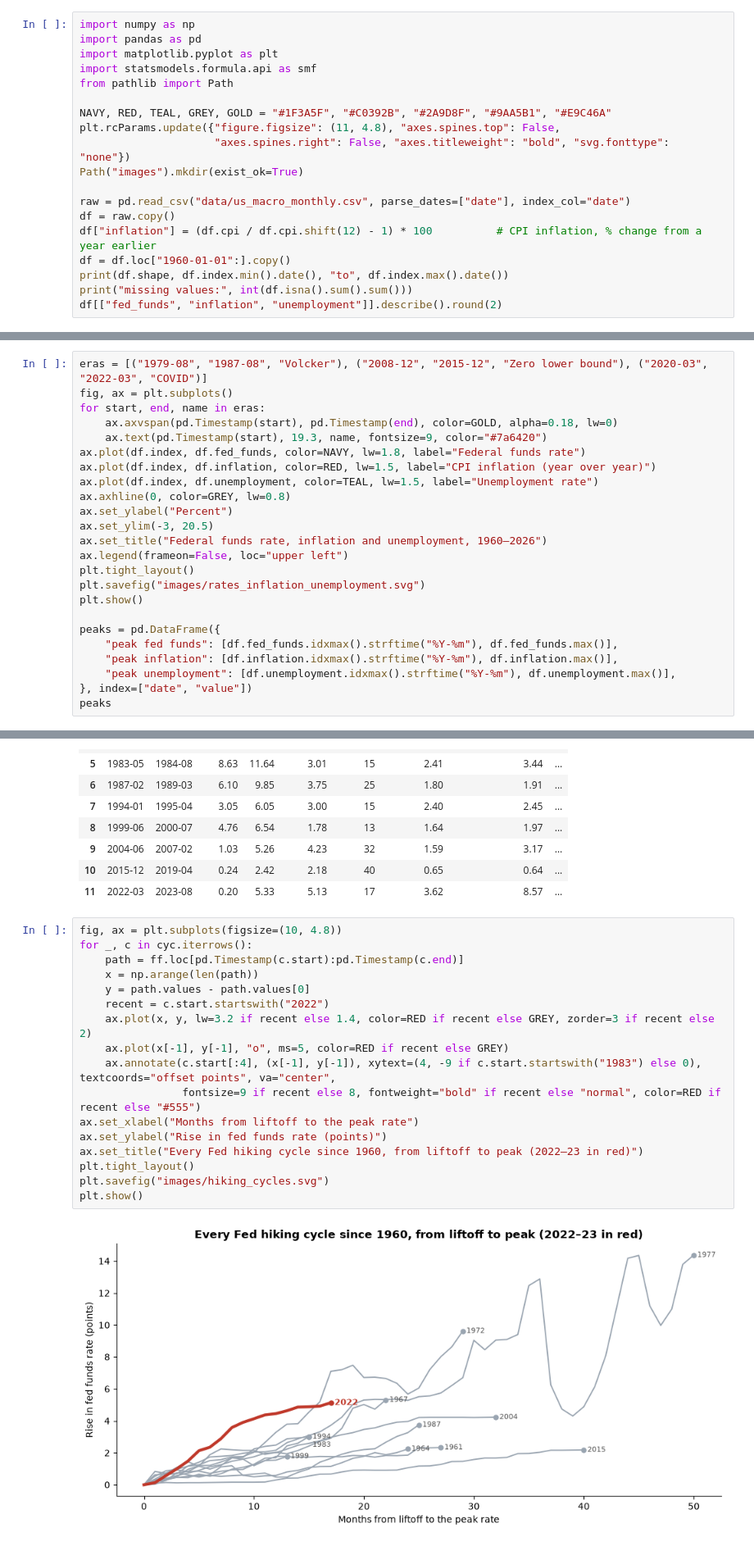
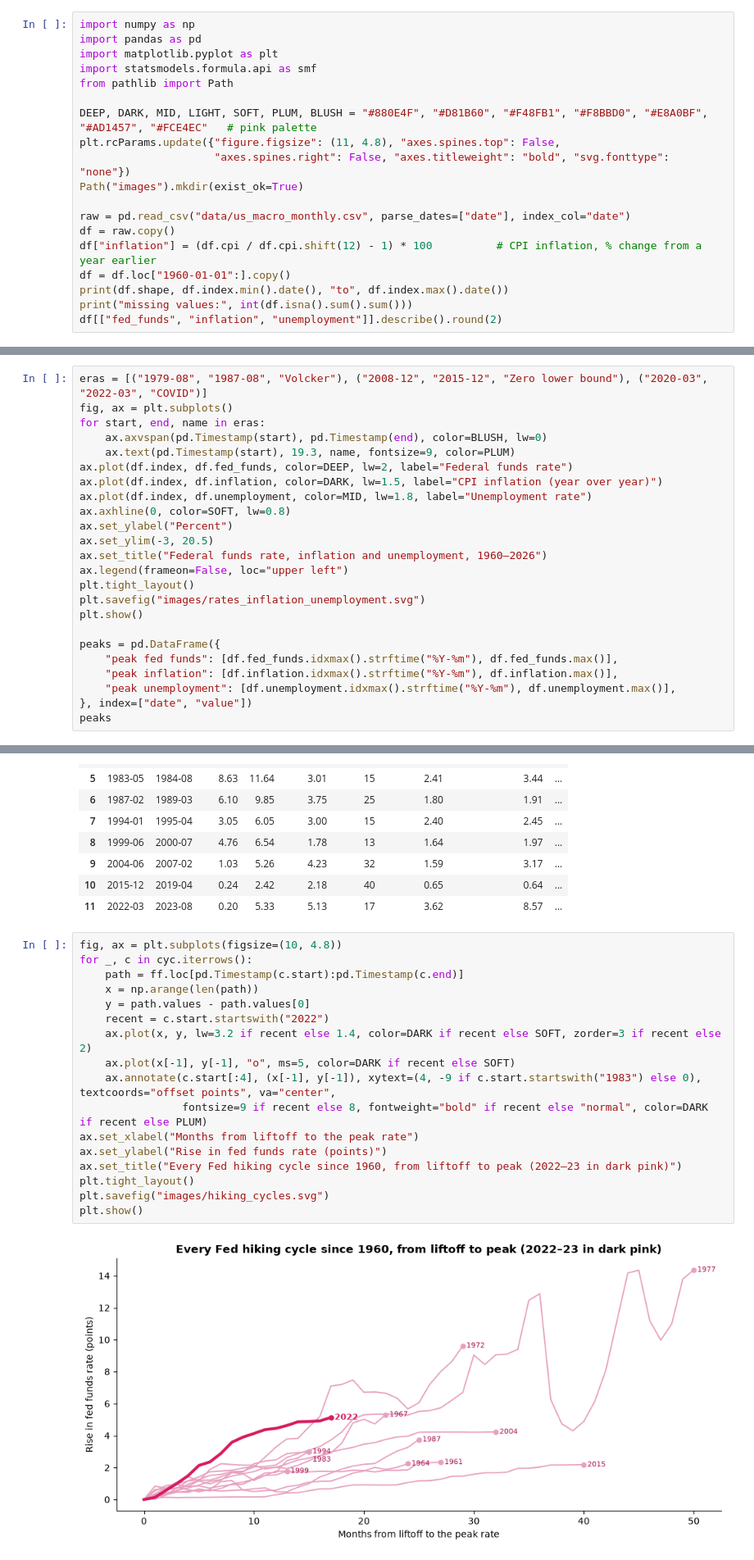
Before and after one commit to msmontoyaa/fed-rates-inflation-analysis, a Jupyter notebook: fed_rates_analysis.ipynb, the cells around one changed output, grey strips where cells are left out. Shown at 82% size. Cells and saved outputs as stored; diff of their text form.

```diff
--- a/fed_rates_analysis.ipynb
+++ b/fed_rates_analysis.ipynb
@@ -22,7 +22,7 @@ import matplotlib.pyplot as plt
 import statsmodels.formula.api as smf
 from pathlib import Path
 
-NAVY, RED, TEAL, GREY, GOLD = "#1F3A5F", "#C0392B", "#2A9D8F", "#9AA5B1", "#E9C46A"
+DEEP, DARK, MID, LIGHT, SOFT, PLUM, BLUSH = "#880E4F", "#D81B60", "#F48FB1", "#F8BBD0", "#E8A0BF", "#AD1457", "#FCE4EC"   # pink palette
 plt.rcParams.update({"figure.figsize": (11, 4.8), "axes.spines.top": False,
                      "axes.spines.right": False, "axes.titleweight": "bold", "svg.fonttype": "none"})
 Path("images").mkdir(exist_ok=True)
@@ -52,12 +52,12 @@ missing values: 0
 eras = [("1979-08", "1987-08", "Volcker"), ("2008-12", "2015-12", "Zero lower bound"), ("2020-03", "2022-03", "COVID")]
 fig, ax = plt.subplots()
 for start, end, name in eras:
-    ax.axvspan(pd.Timestamp(start), pd.Timestamp(end), color=GOLD, alpha=0.18, lw=0)
-    ax.text(pd.Timestamp(start), 19.3, name, fontsize=9, color="#7a6420")
-ax.plot(df.index, df.fed_funds, color=NAVY, lw=1.8, label="Federal funds rate")
-ax.plot(df.index, df.inflation, color=RED, lw=1.5, label="CPI inflation (year over year)")
-ax.plot(df.index, df.unemployment, color=TEAL, lw=1.5, label="Unemployment rate")
-ax.axhline(0, color=GREY, lw=0.8)
+    ax.axvspan(pd.Timestamp(start), pd.Timestamp(end), color=BLUSH, lw=0)
+    ax.text(pd.Timestamp(start), 19.3, name, fontsize=9, color=PLUM)
+ax.plot(df.index, df.fed_funds, color=DEEP, lw=2, label="Federal funds rate")
+ax.plot(df.index, df.inflation, color=DARK, lw=1.5, label="CPI inflation (year over year)")
+ax.plot(df.index, df.unemployment, color=MID, lw=1.8, label="Unemployment rate")
+ax.axhline(0, color=SOFT, lw=0.8)
 ax.set_ylabel("Percent")
 ax.set_ylim(-3, 20.5)
 ax.set_title("Federal funds rate, inflation and unemployment, 1960–2026")
@@ -288,22 +288,22 @@ cyc.round(2).reset_index(drop=True)
 # %%
 fig, ax = plt.subplots(figsize=(10, 4.8))
 for _, c in cyc.iterrows():
     path = ff.loc[pd.Timestamp(c.start):pd.Timestamp(c.end)]
     x = np.arange(len(path))
     y = path.values - path.values[0]
     recent = c.start.startswith("2022")
-    ax.plot(x, y, lw=3.2 if recent else 1.4, color=RED if recent else GREY, zorder=3 if recent else 2)
-    ax.plot(x[-1], y[-1], "o", ms=5, color=RED if recent else GREY)
+    ax.plot(x, y, lw=3.2 if recent else 1.4, color=DARK if recent else SOFT, zorder=3 if recent else 2)
+    ax.plot(x[-1], y[-1], "o", ms=5, color=DARK if recent else SOFT)
     ax.annotate(c.start[:4], (x[-1], y[-1]), xytext=(4, -9 if c.start.startswith("1983") else 0), textcoords="offset points", va="center",
-                fontsize=9 if recent else 8, fontweight="bold" if recent else "normal", color=RED if recent else "#555")
+                fontsize=9 if recent else 8, fontweight="bold" if recent else "normal", color=DARK if recent else PLUM)
 ax.set_xlabel("Months from liftoff to the peak rate")
 ax.set_ylabel("Rise in fed funds rate (points)")
-ax.set_title("Every Fed hiking cycle since 1960, from liftoff to peak (2022–23 in red)")
+ax.set_title("Every Fed hiking cycle since 1960, from liftoff to peak (2022–23 in dark pink)")
 plt.tight_layout()
 plt.savefig("images/hiking_cycles.svg")
 plt.show()
 # %% [output]
-[figure, old version]
+[figure, new version]
 # %% [markdown]
 I found **12 hiking cycles** since 1960 with a rise of at least 1.5 points. The 2022–23 cycle stands out in three ways:
 
```
Also changed, not shown: parts of 4 cells of this notebook, 4 other files.
